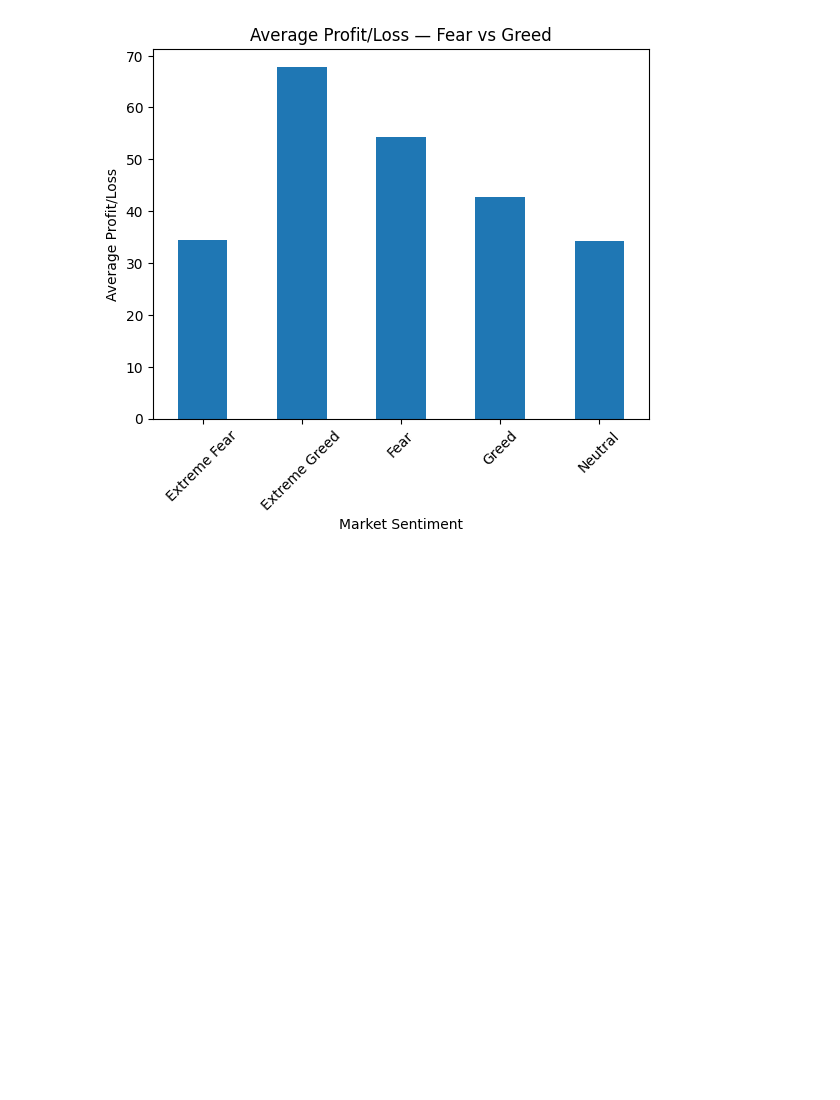
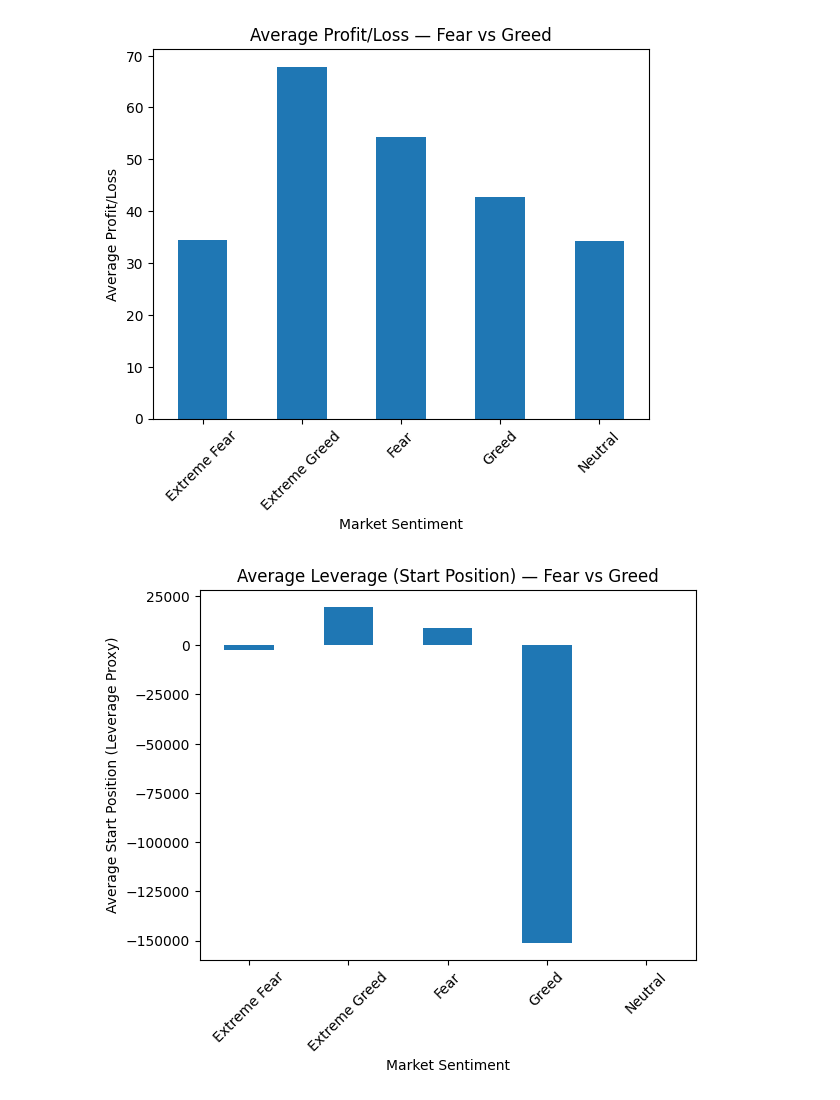
Before and after one commit to mohitsbh/ds_mohit_bhosale, a Jupyter notebook: notebook_1.ipynb, the cells around one changed output. Cells and saved outputs as stored; diff of their text form; code cells hidden in the pictures; blank space fills up the shorter version.

```diff
--- a/notebook_1.ipynb
+++ b/notebook_1.ipynb
@@ -253,3 +253,15 @@ plt.savefig('/content/outputs/pnl_by_sentiment.png', dpi=300)
 plt.show()
 # %% [output]
 [figure]
+# %%
+merged_clean.groupby('classification')['Start Position'].mean().plot(kind='bar')
+
+plt.title("Average Leverage (Start Position) — Fear vs Greed")
+plt.xlabel("Market Sentiment")
+plt.ylabel("Average Start Position (Leverage Proxy)")
+plt.xticks(rotation=45)
+
+plt.savefig('/content/outputs/leverage_by_sentiment.png', dpi=300)
+plt.show()
+# %% [output]
+[figure, added]
```
Also changed, not shown: parts of 6 cells of this notebook.
